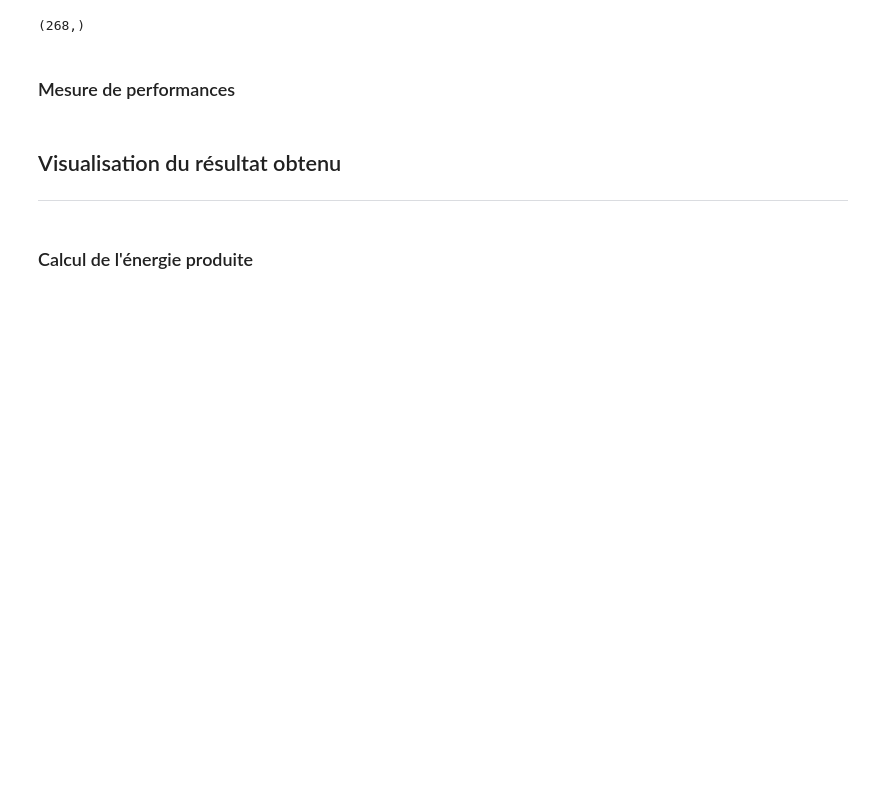
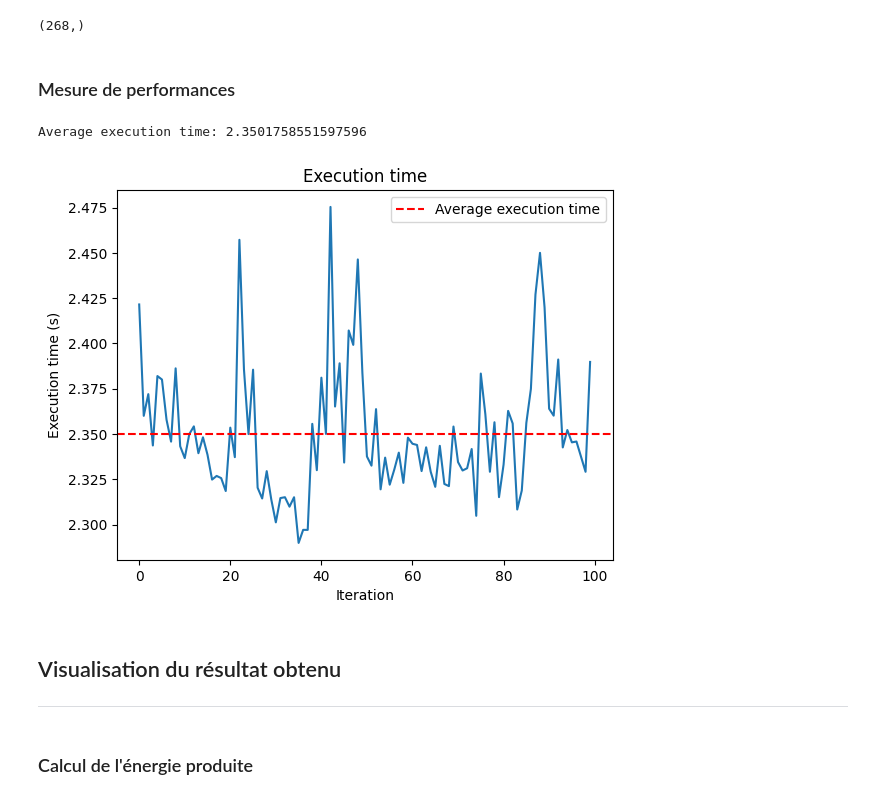
Before and after one commit to AhouLucas/projet-opti, a Jupyter notebook: projet_opti.ipynb, the cells around one changed output. Cells and saved outputs as stored; diff of their text form; code cells hidden in the pictures; blank space fills up the shorter version.

```diff
--- a/projet_opti.ipynb
+++ b/projet_opti.ipynb
@@ -102,23 +102,26 @@ print(sol.x[sol.x != 0].shape)
 ### Mesure de performances
 # %%
 import time
-n = 100
-execution_time = np.zeros(n)
-for i in range(n):
+n_exec = 100
+execution_time = np.zeros(n_exec)
+for i in range(n_exec):
     start = time.time()
     sol = linprog(c=objective_function, A_eq=A_eq, b_eq=b_eq, A_ub=A_ub, b_ub=b_ub, bounds=bounds)
     end = time.time()
     execution_time[i] = end - start
 
-plt.plot(np.arange(n), execution_time)
+plt.plot(np.arange(n_exec), execution_time)
 plt.axhline(np.mean(execution_time), color='r', linestyle='--', label='Average execution time')
 plt.xlabel('Iteration')
 plt.ylabel('Execution time (s)')
 plt.title('Execution time')
 plt.legend()
 plt.savefig('Graphes/Graphes_Q1/execution_time.pdf', format='pdf', bbox_inches='tight', pad_inches=0)
 
 print(f'Average execution time: {np.mean(execution_time)}')
+# %% [output]
+Average execution time: 2.3501758551597596
+[figure, added]
 # %% [markdown]
 ## Visualisation du résultat obtenu
 ---
```
Also changed, not shown: parts of 3 cells of this notebook.
